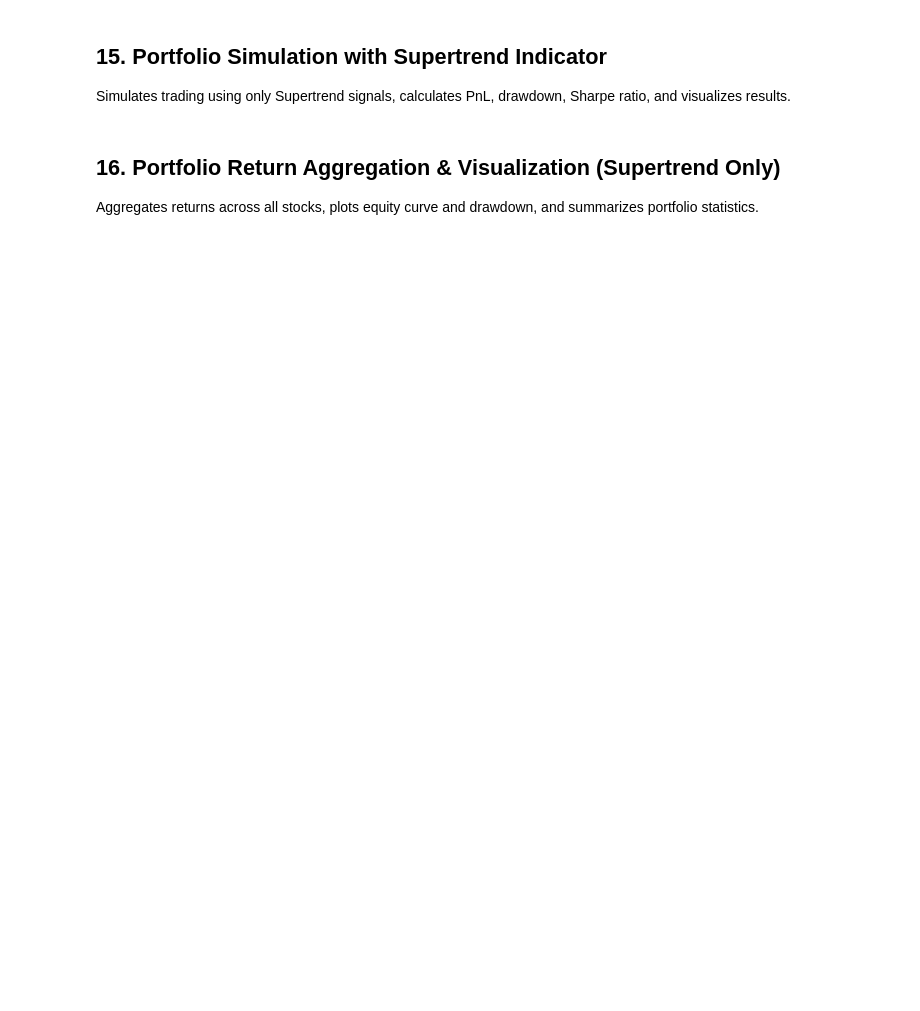
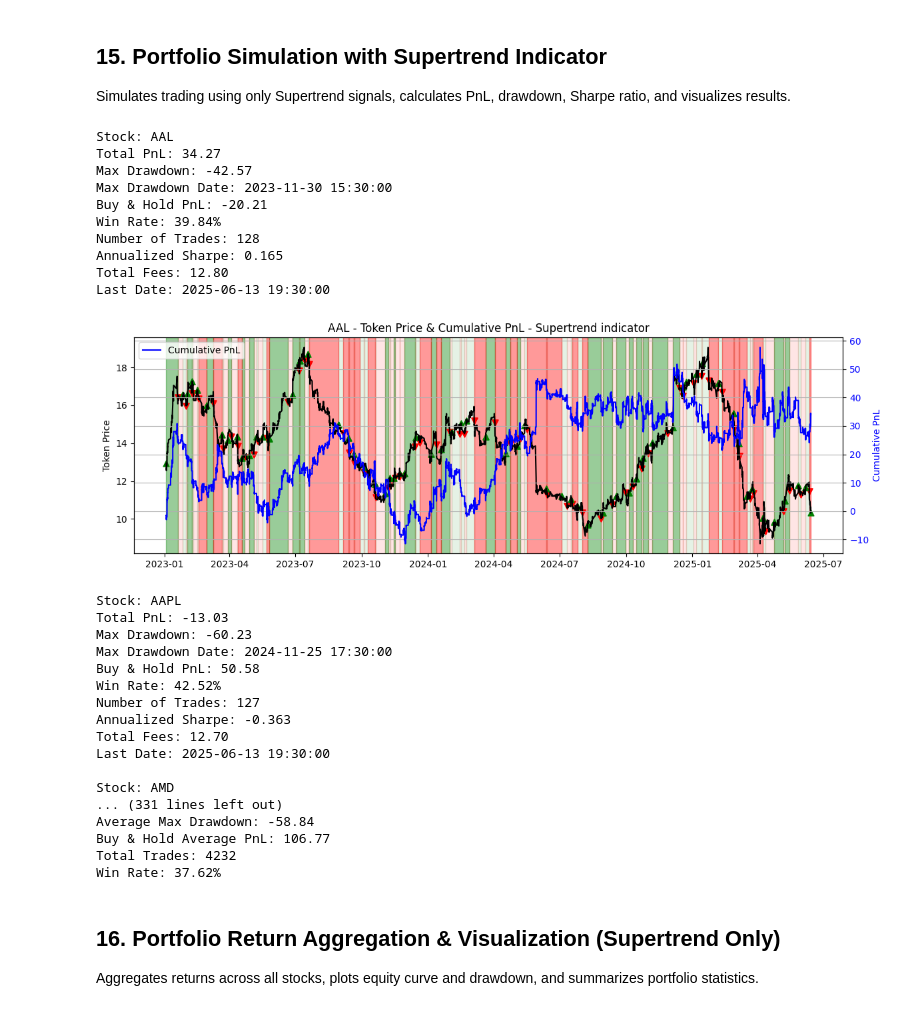
Before and after one commit to DulajSP/ml-equity-trading-signals, a Jupyter notebook: main.ipynb, the cells around one changed output. Drawn from its saved outputs; the diff is of its cells as text; code cells hidden in the pictures; blank space fills up the shorter version.

```diff
--- a/main.ipynb
+++ b/main.ipynb
@@ -1195,7 +1301,7 @@ total_count = 0                # Number of stocks processed
 pnl_all = 0                    # Total PnL across all stocks
 buyNhold_pnl_all = 0           # Total buy & hold PnL across all stocks
 num_charts = 0                 # Chart counter for plotting
-max_num_charts = 3            # max number of stock charts for plotting
+max_num_charts = 1            # max number of stock charts for plotting
 is_long_only = False           # If True, disables short trades
 total_trades = 0               # Total number of trades
 total_winning_trades = 0       # Total number of winning trades
@@ -1482,33 +1588,62 @@ for stock_id, df_stock in df_final_display.groupby('stock_id'):
             ax1.axvspan(row['time'], row['exit_time'], color='red',
                         alpha=0.4 if row['pnl'] > 0 else 0.1,
                         label='Active Short Position' if _ == 0 else None)
 
         ax2 = ax1.twinx()
         ax2.plot(pnl_df['time'], cumulative_pnl, color='blue', label='Cumulative PnL', drawstyle='steps-post')
         ax2.set_ylabel('Cumulative PnL', color='blue')
         ax2.tick_params(axis='y', labelcolor='blue')
 
         # Plot trade entry/exit markers
         ax1.scatter(long_entries['time'], long_entries['entry'], marker='^', color='green', label='Long Entry', s=40)
         ax1.scatter(long_exits['exit_time'], long_exits['exit'], marker='v', color='red', label='Long Exit', s=40)
         ax1.scatter(short_entries['time'], short_entries['entry'], marker='v', color='red', label='Short Entry', s=40)
         ax1.scatter(short_exits['exit_time'], short_exits['exit'], marker='^', color='green', label='Short Exit', s=40)
 
         plt.legend()
         plt.grid(True)
         plt.tight_layout()
         plt.show()
     num_charts += 1
 
 # --- Portfolio summary statistics ---
 total_win_rate = (total_winning_trades / total_trades) * 100 if total_trades > 0 else 0
 
 print(f"Total PnL: {pnl_all:.2f}")
 print(f"Average PnL: {pnl_all / total_count:.2f}")
 print(f"Average Max Drawdown: {sum(max_drawdown_list) / len(max_drawdown_list):.2f}")
 print(f"Buy & Hold Average PnL: {buyNhold_pnl_all / total_count:.2f}")
 print(f"Total Trades: {total_trades}")
 print(f"Win Rate: {total_win_rate:.2f}%")
+# %% [output]
+Stock: AAL
+Total PnL: 34.27
+Max Drawdown: -42.57
+Max Drawdown Date: 2023-11-30 15:30:00
+Buy & Hold PnL: -20.21
+Win Rate: 39.84%
+Number of Trades: 128
+Annualized Sharpe: 0.165
+Total Fees: 12.80
+Last Date: 2025-06-13 19:30:00
+[figure, added]
+Stock: AAPL
+Total PnL: -13.03
+Max Drawdown: -60.23
+Max Drawdown Date: 2024-11-25 17:30:00
+Buy & Hold PnL: 50.58
+Win Rate: 42.52%
+Number of Trades: 127
+Annualized Sharpe: -0.363
+Total Fees: 12.70
+Last Date: 2025-06-13 19:30:00
+
+Stock: AMD
+... (331 lines left out)
+Average Max Drawdown: -58.84
+Buy & Hold Average PnL: 106.77
+Total Trades: 4232
+Win Rate: 37.62%
 # %% [markdown]
 ## 16. Portfolio Return Aggregation & Visualization (Supertrend Only)
 
```
Also changed, not shown: parts of 9 cells of this notebook.
